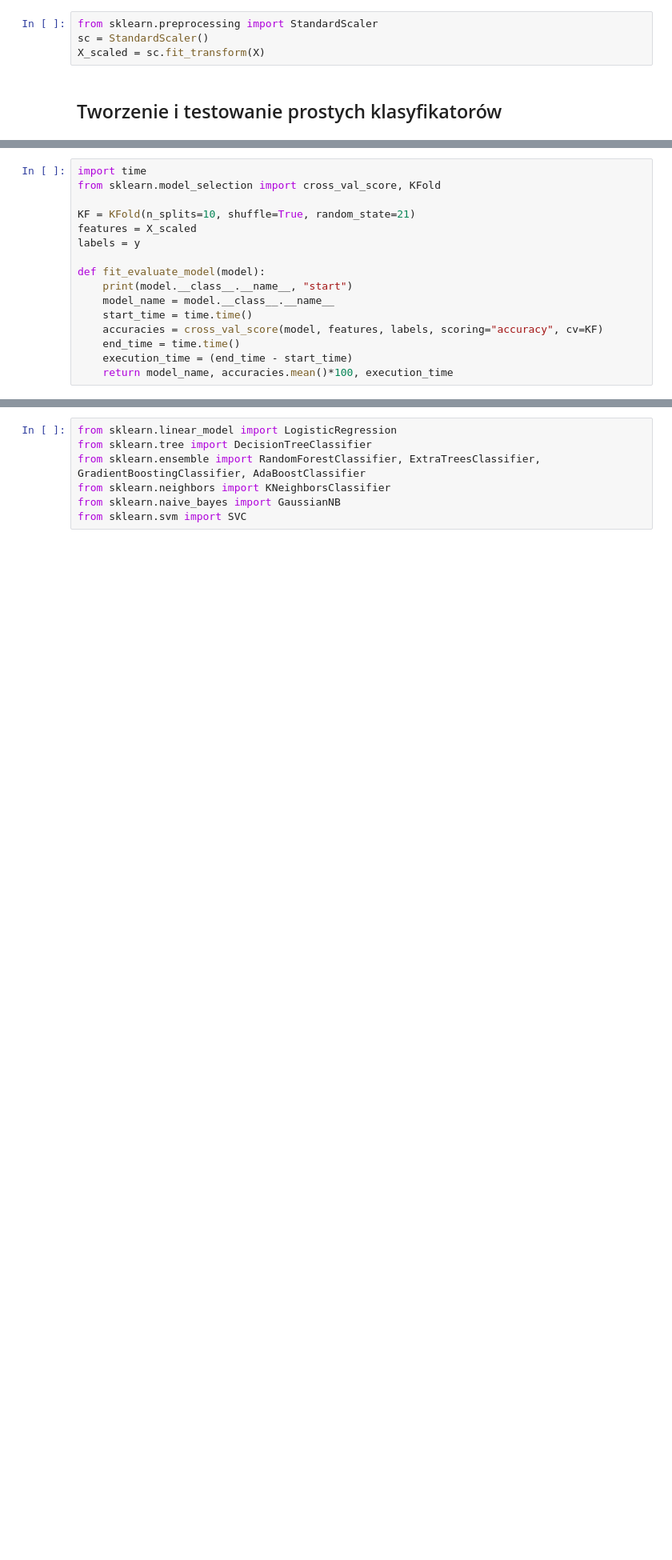
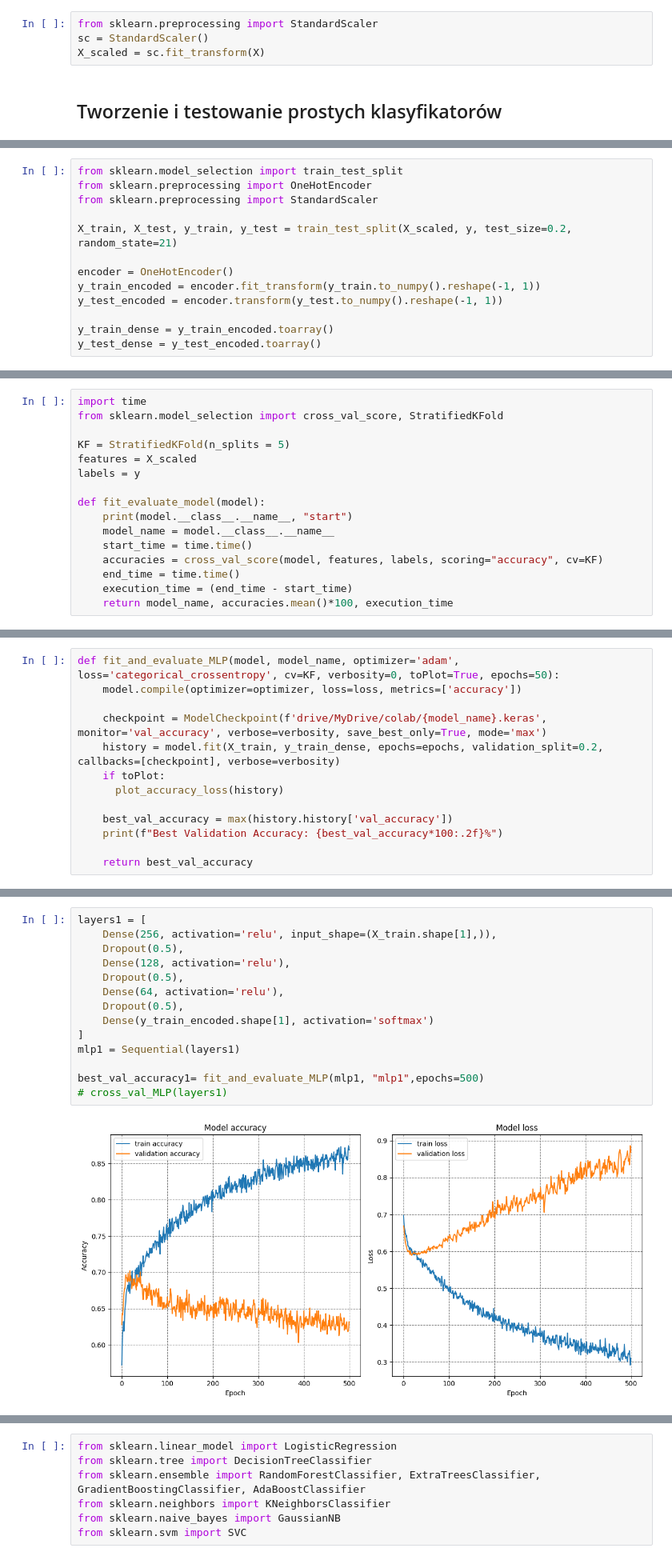
Before and after one commit to abartczak01/ML-water-potability, a Jupyter notebook: water_potability.ipynb, the cells around one changed output, grey strips where cells are left out. Shown at 80% size. Saved outputs shown, nothing was run; the diff lists cells and outputs as text; blank space fills up the shorter version.

Commit message:
Utworzono za pomocą Colab

```diff
--- a/water_potability.ipynb
+++ b/water_potability.ipynb
@@ -306,0 +303,13 @@ X_scaled = sc.fit_transform(X)
+# %%
+from sklearn.model_selection import train_test_split
+from sklearn.preprocessing import OneHotEncoder
+from sklearn.preprocessing import StandardScaler
+
+X_train, X_test, y_train, y_test = train_test_split(X_scaled, y, test_size=0.2, random_state=21)
+
+encoder = OneHotEncoder()
+y_train_encoded = encoder.fit_transform(y_train.to_numpy().reshape(-1, 1))
+y_test_encoded = encoder.transform(y_test.to_numpy().reshape(-1, 1))
+
+y_train_dense = y_train_encoded.toarray()
+y_test_dense = y_test_encoded.toarray()
@@ -307,8 +320,8 @@ X_scaled = sc.fit_transform(X)
 # %%
 import time
-from sklearn.model_selection import cross_val_score, KFold
+from sklearn.model_selection import cross_val_score, StratifiedKFold
 
-KF = KFold(n_splits=10, shuffle=True, random_state=21)
+KF = StratifiedKFold(n_splits = 5)
 features = X_scaled
 labels = y
 
@@ -322,0 +448,13 @@ def fit_evaluate_model(model):
+# %%
+def fit_and_evaluate_MLP(model, model_name, optimizer='adam', loss='categorical_crossentropy', cv=KF, verbosity=0, toPlot=True, epochs=50):
+    model.compile(optimizer=optimizer, loss=loss, metrics=['accuracy'])
+
+    checkpoint = ModelCheckpoint(f'drive/MyDrive/colab/{model_name}.keras', monitor='val_accuracy', verbose=verbosity, save_best_only=True, mode='max')
+    history = model.fit(X_train, y_train_dense, epochs=epochs, validation_split=0.2, callbacks=[checkpoint], verbose=verbosity)
+    if toPlot:
+      plot_accuracy_loss(history)
+
+    best_val_accuracy = max(history.history['val_accuracy'])
+    print(f"Best Validation Accuracy: {best_val_accuracy*100:.2f}%")
+
+    return best_val_accuracy
@@ -322,0 +469,16 @@ def fit_evaluate_model(model):
+# %%
+layers1 = [
+    Dense(256, activation='relu', input_shape=(X_train.shape[1],)),
+    Dropout(0.5),
+    Dense(128, activation='relu'),
+    Dropout(0.5),
+    Dense(64, activation='relu'),
+    Dropout(0.5),
+    Dense(y_train_encoded.shape[1], activation='softmax')
+]
+mlp1 = Sequential(layers1)
+
+best_val_accuracy1= fit_and_evaluate_MLP(mlp1, "mlp1",epochs=500)
+# cross_val_MLP(layers1)
+# %% [output]
+[figure, added]
```
Also changed, not shown: parts of 48 cells of this notebook.
